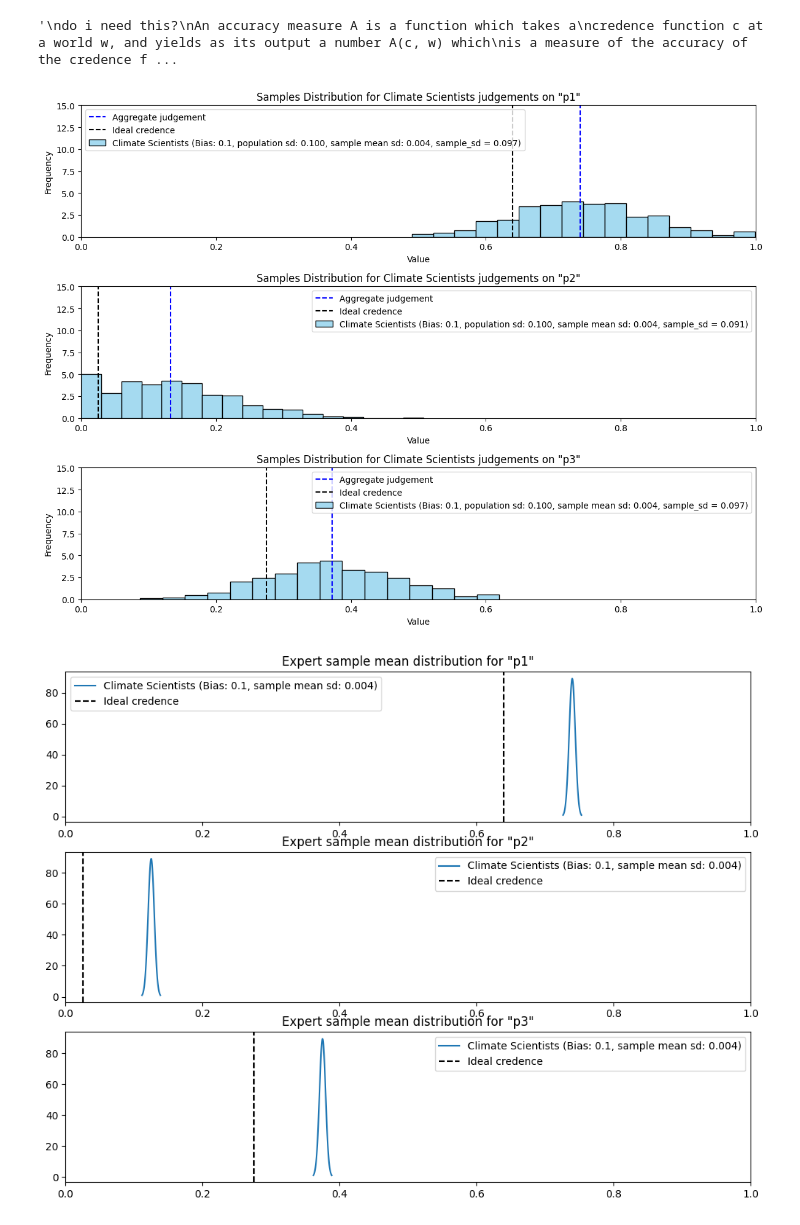
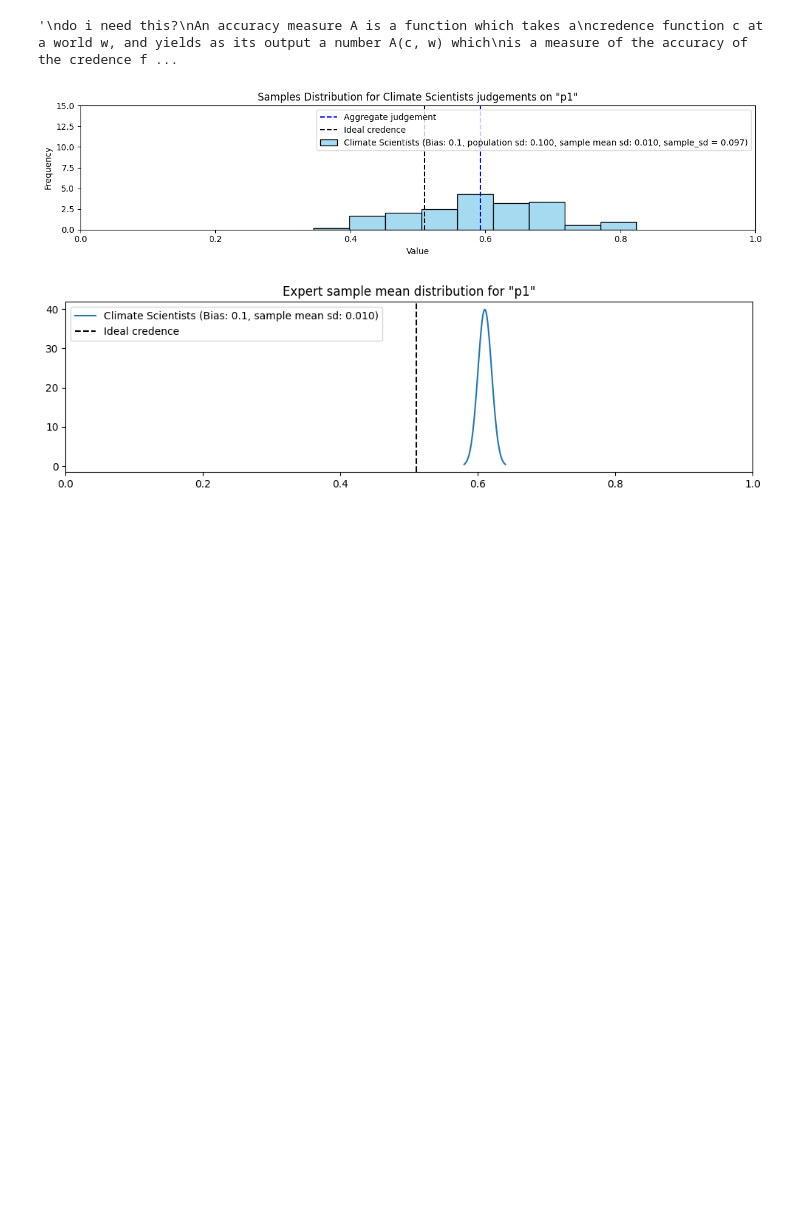
Before and after one commit to edisonymy/deference_to_experts_model, a Jupyter notebook: src/dev.ipynb, the cells around one changed output. Saved outputs shown, nothing was run; the diff lists cells and outputs as text; code cells hidden in the pictures; blank space fills up the shorter version.

```diff
--- a/src/dev.ipynb
+++ b/src/dev.ipynb
@@ -95,7 +102,7 @@ class Expert_Group():
 
     Expert groups are defined relative to an ideal credence function (since the attribute "bias" is relative to ideal credence)
     '''
-    def __init__(self, ideal_credence_obj:Ideal_Credences, name = None, n_experts:int = 1000, population_sd:float = 0.2, population_bias:float = 0.1, population_simulation_n:int = 1000000, plot = False) -> None:
+    def __init__(self, ideal_credence_obj:Ideal_Credences, name = None, n_experts:int = 100, population_sd:float = 0.2, population_bias:float = 0.1, population_simulation_n:int = 1000000, simulate = True, plot = False) -> None:
         if name is not None:
             self.name = name
         else:
@@ -115,10 +122,13 @@ class Expert_Group():
         self.propositions = list(self.ideal_credences.keys())
         # each expert group has a set of aggregate judgements, which are functions that map credences to propositions
         self.aggregate_judgements = {}
+        self.sample_sd_dict = {}
+        self.individual_judgements = {}
         # run init methods
-        self.simulate_expert_population()
-        self.simulate_expert_individual_judgements()
-        self.get_aggregate_judgements()
+        if simulate:
+            self.simulate_expert_population()
+            self.simulate_expert_individual_judgements()
+            self.get_aggregate_judgements()
         if plot:
             self.plot_individual_judgements()
             self.plot_expert_sample_mean_distribution()
@@ -247,14 +356,15 @@ is a measure of the accuracy of the credence function at that world
 # %%
 PLOT = True
 
 propositions = ['p1',
-                'p2',
-                'p3']
+                # 'p2',
+                # 'p3'
+                ]
 # ideal credence should be unique in each world, w.
-ideal_credence_obj = Ideal_Credences(propositions, seed = 42)
+ideal_credence_obj = Ideal_Credences(propositions, seed=122)
 ideal_credence_obj.random_generate_ideal_credences()
-climate_scientists = Expert_Group(ideal_credence_obj,name = 'Climate Scientists',population_bias=0.1,population_sd=0.1,n_experts=500, plot = PLOT)
-climate_skeptics = Expert_Group(ideal_credence_obj,name = 'Climate Skeptics',population_bias=-0.2,population_sd=0.3,n_experts=50, plot = PLOT)
+climate_scientists = Expert_Group(ideal_credence_obj,name = 'Climate Scientists',population_bias=0.1,population_sd=0.1,n_experts=100, plot = PLOT)
+# climate_skeptics = Expert_Group(ideal_credence_obj,name = 'Climate Skeptics',population_bias=-0.2,population_sd=0.3,n_experts=50, plot = PLOT)
 # %% [output]
-[figure, old version]
+[figure, new version]
-[figure, old version]
+[figure, new version]
```
Also changed, not shown: parts of 16 cells of this notebook, 4 other files.
